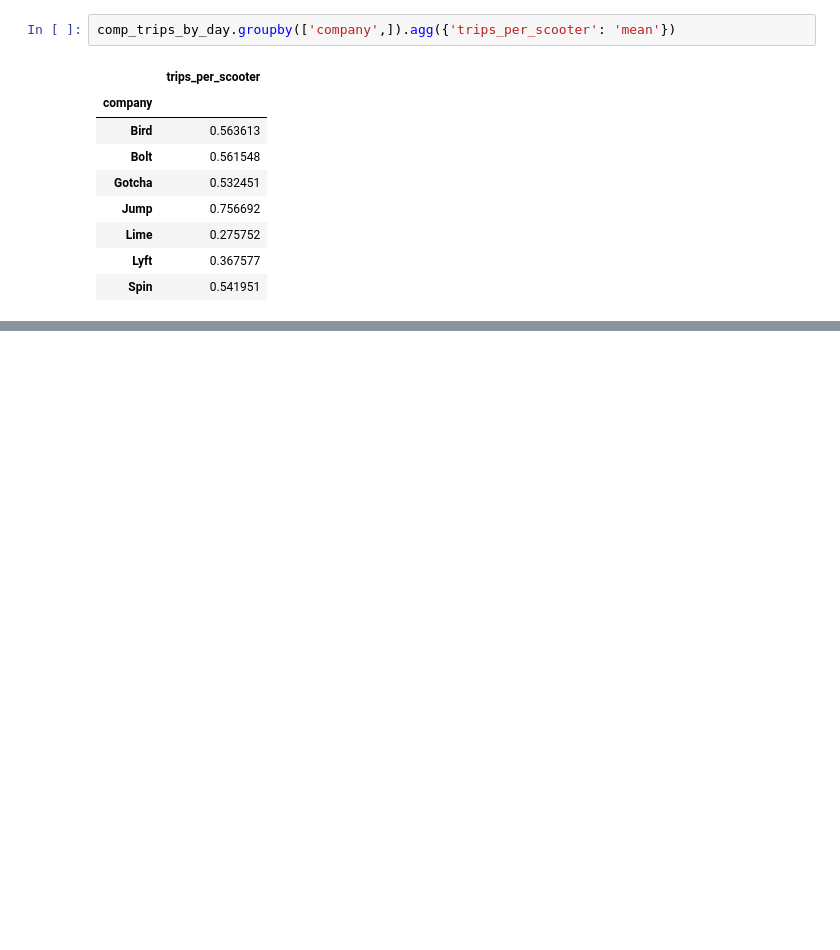
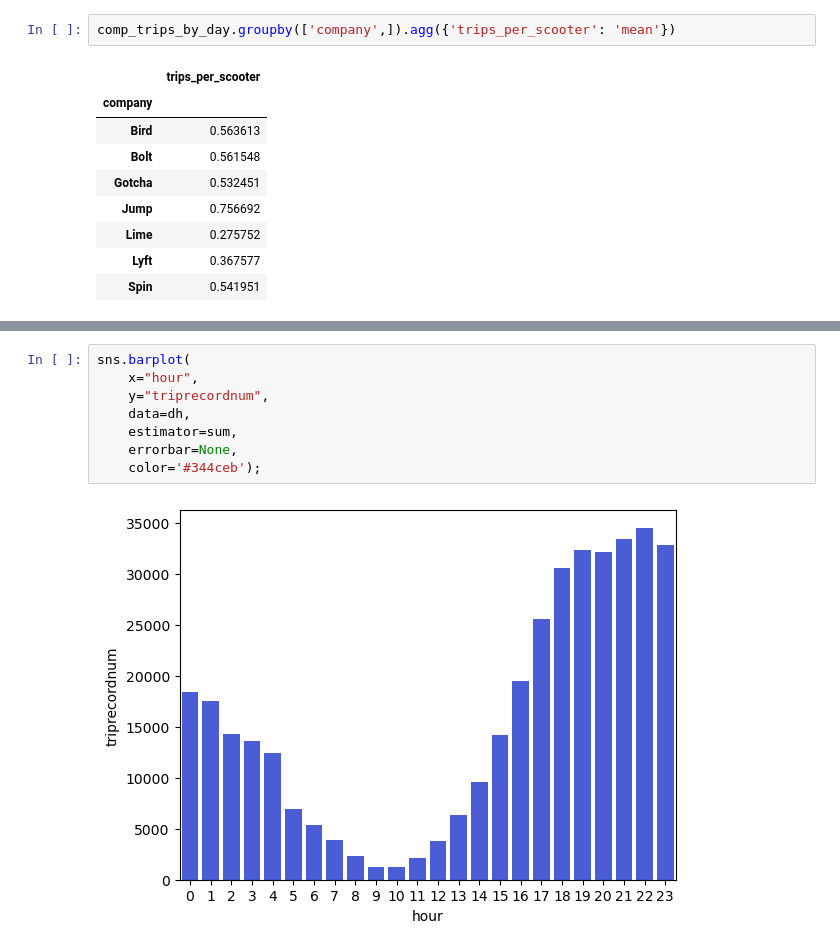
Before and after one commit to NSS-Data-Analytics-Cohort-11/scooters-no-pineapple, a Jupyter notebook: notebook/Scooter Book.ipynb, the cells around one changed output, grey strips where cells are left out. Drawn from its saved outputs; the diff is of its cells as text; blank space fills up the shorter version.

```diff
--- a/notebook/Scooter Book.ipynb
+++ b/notebook/Scooter Book.ipynb
@@ -391,0 +464,10 @@ comp_trips_by_day.groupby(['company',]).agg({'trips_per_scooter': 'mean'})
+# %%
+sns.barplot(
+    x="hour",
+    y="triprecordnum",
+    data=dh,
+    estimator=sum,
+    errorbar=None,
+    color='#344ceb');
+# %% [output]
+[figure, added]
```
Also changed, not shown: parts of 32 cells of this notebook, 2 other files.
